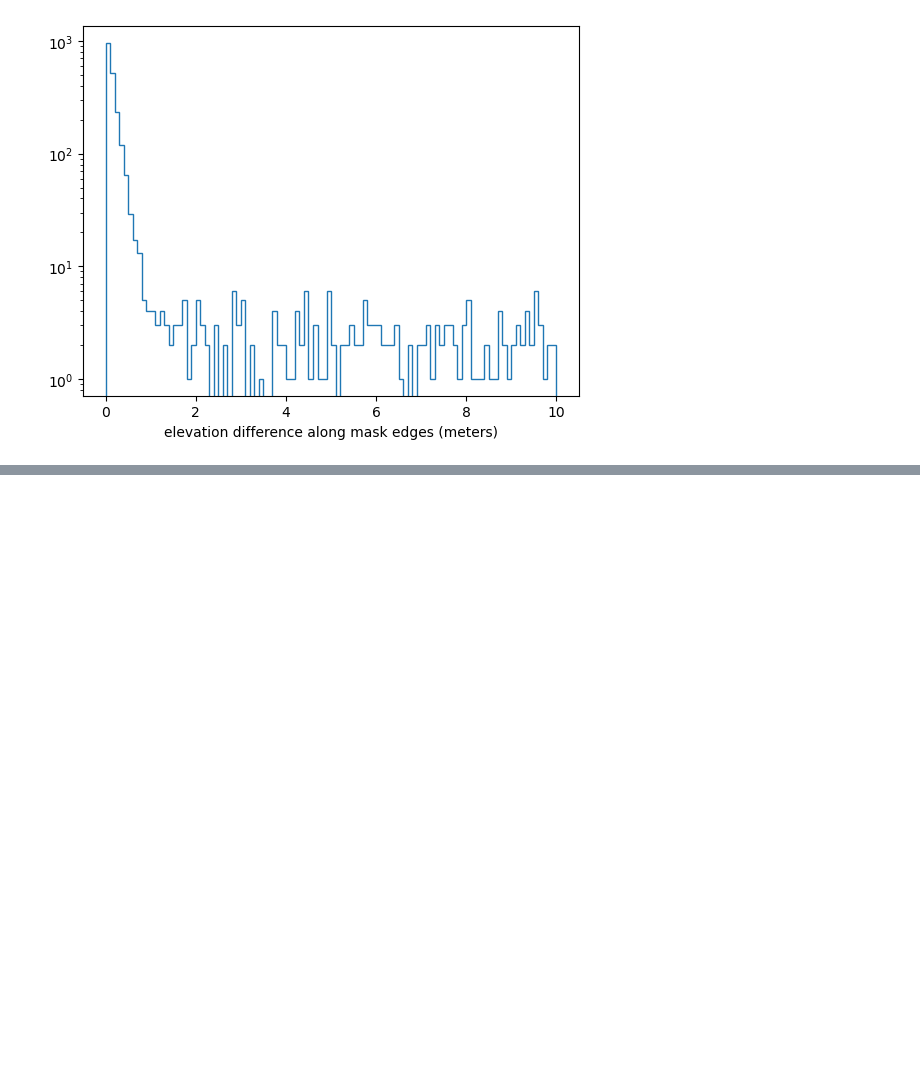
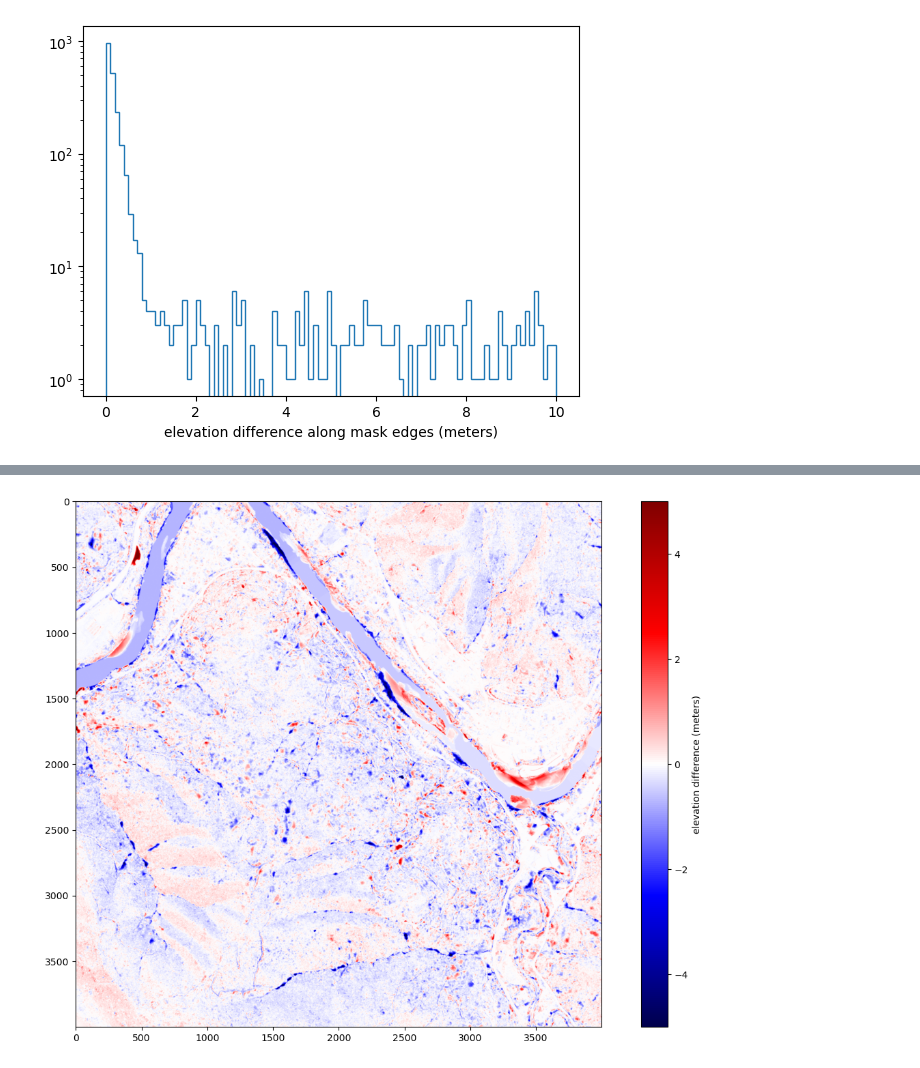
Before and after one commit to dsi-rse/gully-map, a Jupyter notebook: notebooks/understand-elevation-difference.ipynb, the cells around one changed output, grey strips where cells are left out. Drawn from its saved outputs; the diff is of its cells as text; code cells hidden in the pictures; blank space fills up the shorter version.

```diff
--- a/notebooks/understand-elevation-difference.ipynb
+++ b/notebooks/understand-elevation-difference.ipynb
@@ -119,0 +162,9 @@ None
+# %%
+fig, ax = plt.subplots(figsize=(15, 10))
+
+p = ax.imshow(elevation2022[ANOTHER_SLICE] - elevation2013[ANOTHER_SLICE], vmin=-5, vmax=5, cmap="seismic")
+fig.colorbar(p, label="elevation difference (meters)")
+
+None
+# %% [output]
+[figure, added]
```
Also changed, not shown: parts of 6 cells of this notebook, 1 other file.
